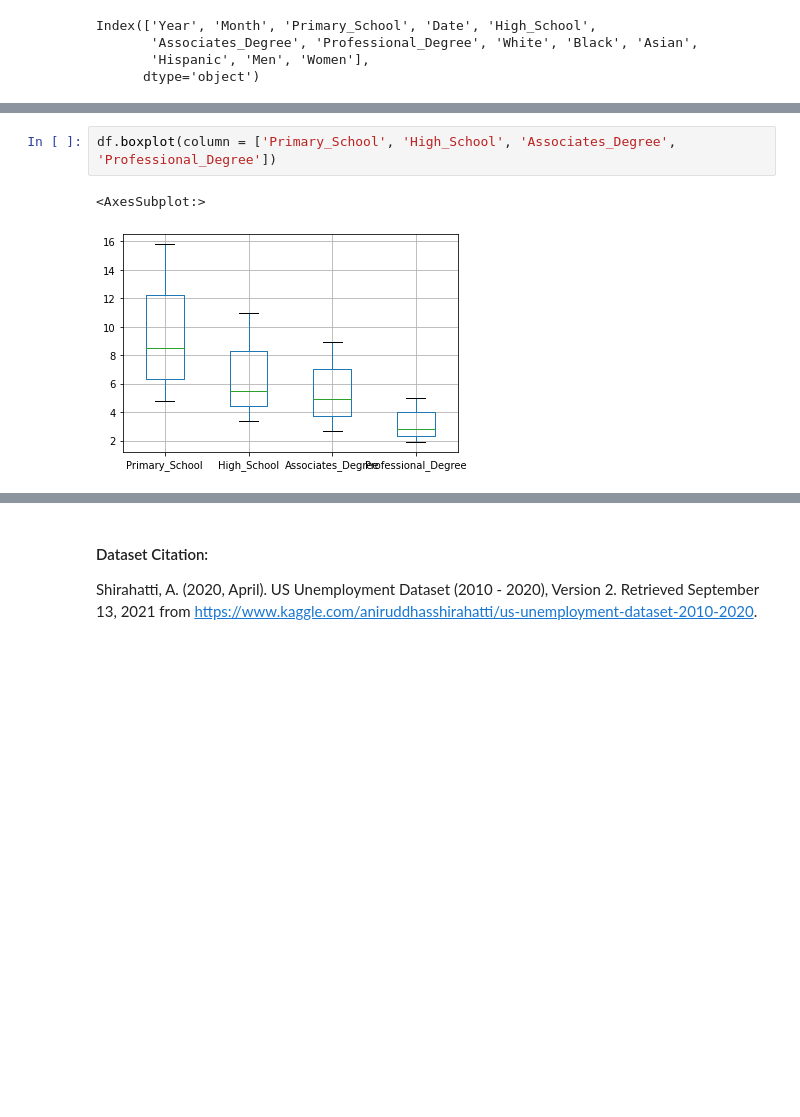
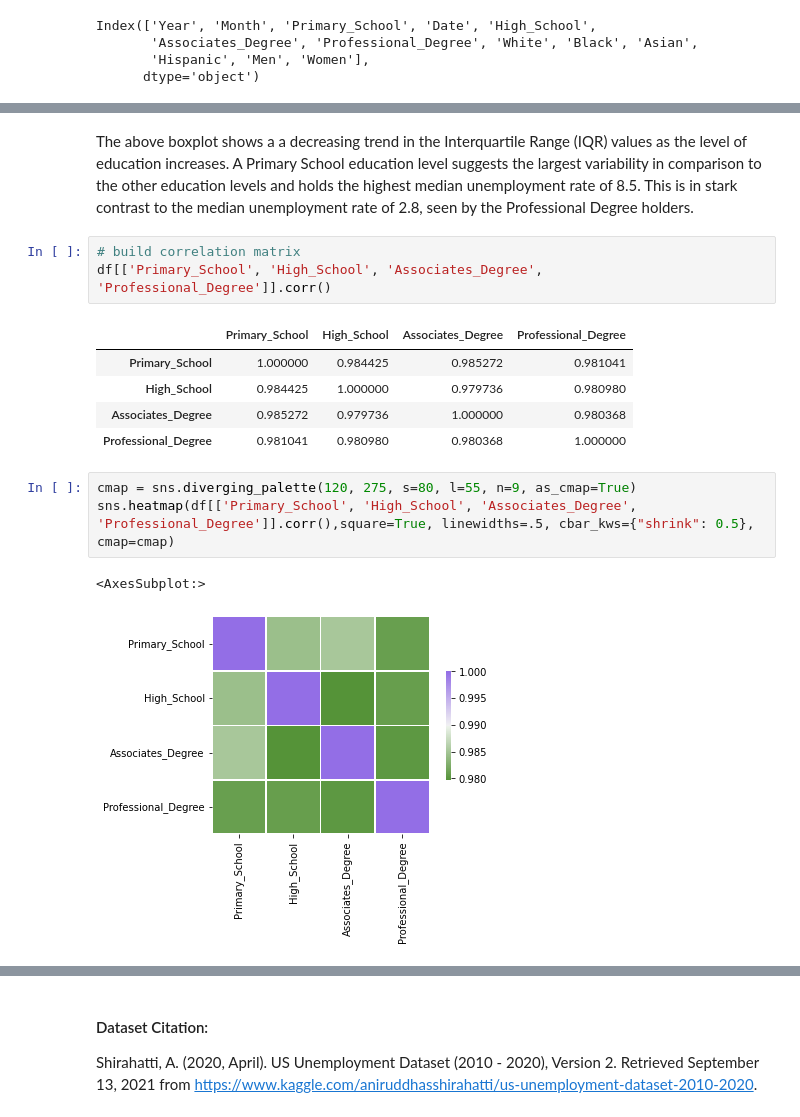
Before and after one commit to ibrahimabubaker/Job_Market_Analysis, a Jupyter notebook: index.ipynb, the cells around one changed output, grey strips where cells are left out. Saved outputs shown, nothing was run; the diff lists cells and outputs as text; blank space fills up the shorter version.

```diff
--- a/index.ipynb
+++ b/index.ipynb
@@ -64,5 +73,17 @@ plt.legend(loc='upper right')
+# %% [markdown]
+The above boxplot shows a a decreasing trend in the Interquartile Range (IQR) values as the level of education increases. A Primary School education level suggests the largest variability in comparison to the other education levels and holds the highest median unemployment rate of 8.5. This is in stark contrast to the median unemployment rate of 2.8, seen by the Professional Degree holders.
 # %%
-df.boxplot(column = ['Primary_School', 'High_School', 'Associates_Degree', 'Professional_Degree'])
+# build correlation matrix
+df[['Primary_School', 'High_School', 'Associates_Degree', 'Professional_Degree']].corr()
 # %% [output]
-<AxesSubplot:>
-[figure, removed]
+|  | Primary_School | High_School | Associates_Degree | Professional_Degree |
+| Primary_School | 1.000000 | 0.984425 | 0.985272 | 0.981041 |
+| High_School | 0.984425 | 1.000000 | 0.979736 | 0.980980 |
+| Associates_Degree | 0.985272 | 0.979736 | 1.000000 | 0.980368 |
+| Professional_Degree | 0.981041 | 0.980980 | 0.980368 | 1.000000 |
+# %%
+cmap = sns.diverging_palette(120, 275, s=80, l=55, n=9, as_cmap=True)
+sns.heatmap(df[['Primary_School', 'High_School', 'Associates_Degree', 'Professional_Degree']].corr(),square=True, linewidths=.5, cbar_kws={"shrink": 0.5}, cmap=cmap)
+# %% [output]
+<AxesSubplot:>
+[figure, added]
```
Also changed, not shown: parts of 8 cells of this notebook.
